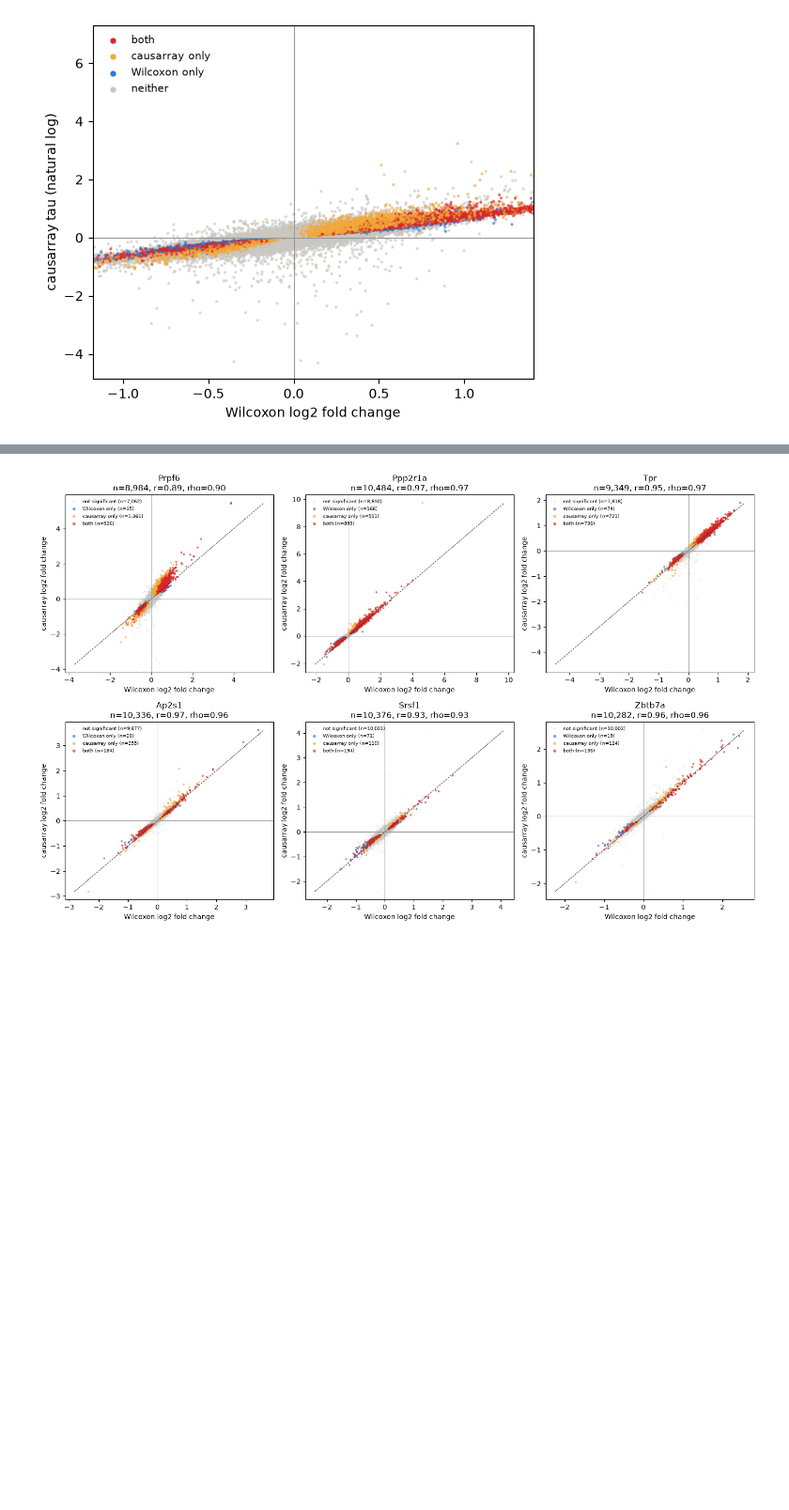
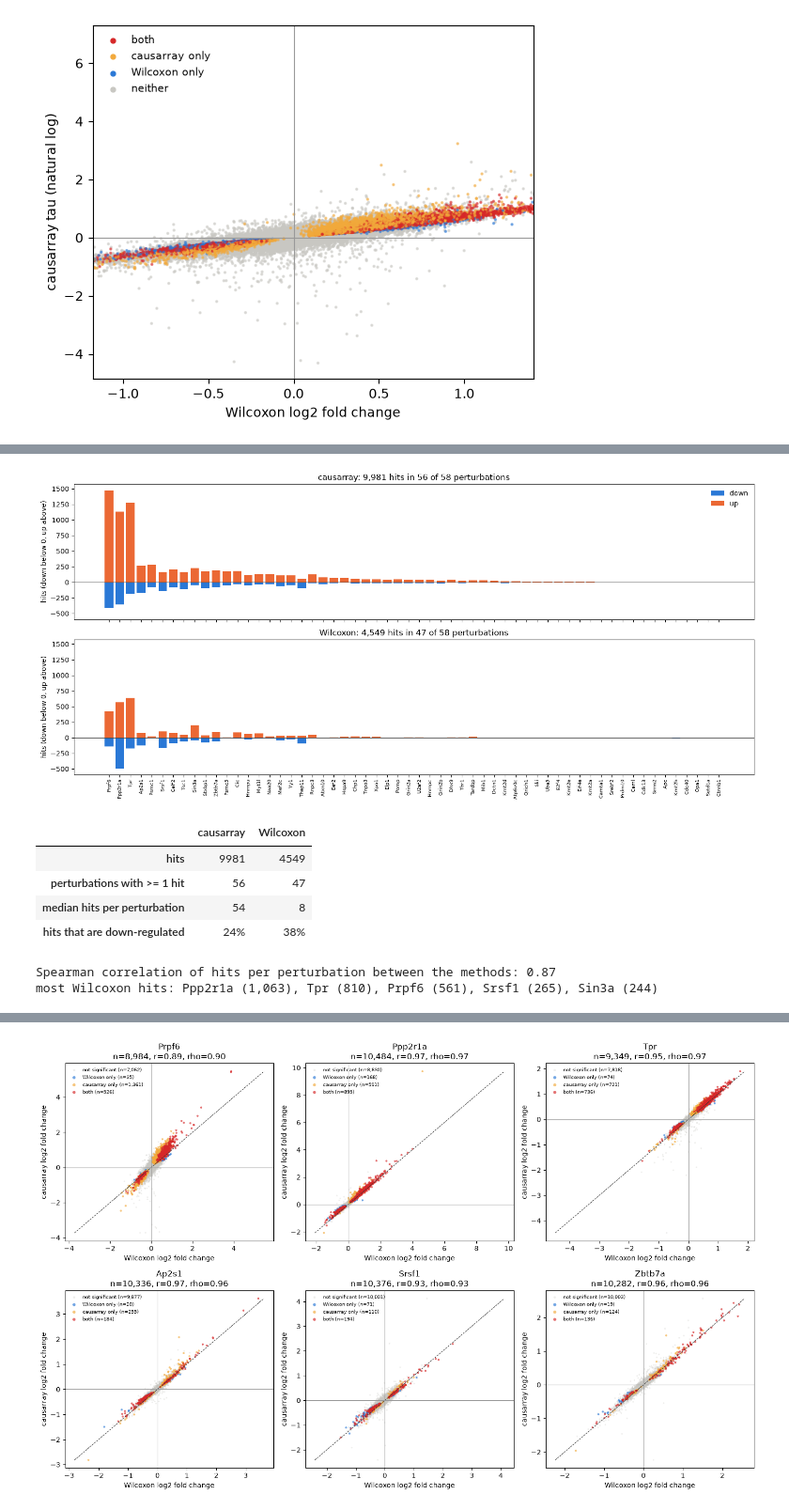
Before and after one commit to JinHongDu-Lab/causarray, a Jupyter notebook: docs/source/tutorial/mouse_brain/L45Glut-py.ipynb, the cells around one changed output, grey strips where cells are left out. Shown at 94% size. Drawn from its saved outputs; the diff is of its cells as text; code cells hidden in the pictures; blank space fills up the shorter version.

```diff
--- a/docs/source/tutorial/mouse_brain/L45Glut-py.ipynb
+++ b/docs/source/tutorial/mouse_brain/L45Glut-py.ipynb
@@ -36,6 +36,10 @@ from causarray import estimate_propensity_scores, summarize_propensity_scores, p
 
 print('causarray', causarray.__version__)
 TAG = 'L45Glut'            # results go to results/L45Glut/
+MIN_COUNTS = 20            # UMI counts expected in the smaller arm for a gene to be tested (section 1)
+VARIANT = ''               # subfolder of results/L45Glut/ for a run with another min_counts ('' = main run)
+RUN_DIR = f'results/{TAG}/{VARIANT}'.rstrip('/')   # this run's causarray results
+pl.MIN_COUNTS = MIN_COUNTS
 Q = pl.Q                    # FDR level, 0.05
 BLUE, ORANGE, PURPLE, GREY = '#2a78d6', '#eb6834', '#8e44ad', '#c8c7c2'
 RED, AMBER = '#d62728', '#f2a93b'   # Wilcoxon scatters: hits of both methods, causarray only
@@ -72,7 +76,7 @@ Three settings are fixed for all cell types:
 # %%
 Y, A, X, X_A = pl.load_inputs(TAG)
 res_2 = pl.fit_factors(TAG, Y, X, A)
-df = pl.run_lfc(TAG, Y, A, X, X_A, res_2)
+df = pl.run_lfc(TAG, Y, A, X, X_A, res_2, variant=VARIANT)
 
 n_pert = A.sum(0)
 print(f'{Y.shape[0]:,} cells x {Y.shape[1]:,} genes; {A.shape[1]} perturbations; '
@@ -277,16 +281,16 @@ display(pd.DataFrame(rows).set_index('min_counts'))
 
 ### Calibration at `min_counts = 20`, on fake perturbations not used to choose it
 # %%
-null20 = load_null([3, 4, 5], f'results/{TAG}')
-print(f'{len(null20):,} tests (gene x fake perturbation); BH within each fake perturbation')
+null_check = load_null([3, 4, 5], RUN_DIR)
+print(f'{len(null_check):,} tests (gene x fake perturbation); BH within each fake perturbation')
 display(pd.DataFrame({
-    method: {'hits on 30 fake perturbations': int((null20[padj] < Q).sum()),
-             'p < 0.05 (expected 5%)': f"{(null20[p] < 0.05).mean():.1%}"}
+    method: {'hits on 30 fake perturbations': int((null_check[padj] < Q).sum()),
+             'p < 0.05 (expected 5%)': f"{(null_check[p] < 0.05).mean():.1%}"}
     for method, p, padj in (('causarray', 'pvalue', 'padj'), ('Wilcoxon', 'wilcox_pvalue', 'wilcox_padj'))
 }).T)
-print(f"causarray z under the null: mean {null20['stat'].mean():.2f}, SD {null20['stat'].std():.2f} (target 0 and 1)")
+print(f"causarray z under the null: mean {null_check['stat'].mean():.2f}, SD {null_check['stat'].std():.2f} (target 0 and 1)")
 
-z = np.sort(null20['stat'].to_numpy())
+z = np.sort(null_check['stat'].to_numpy())
 theo = stats.norm.ppf((np.arange(1, len(z) + 1) - 0.5) / len(z))
 bins = np.linspace(0, 1, 21)
 fig, axes = plt.subplots(1, 2, figsize=(10, 3.8))
@@ -295,7 +299,7 @@ lim = max(abs(theo).max(), abs(z).max()) * 1.05
 axes[0].plot([-lim, lim], [-lim, lim], color='0.5', lw=1, ls='--')
 axes[0].set_xlabel('N(0, 1) quantile'); axes[0].set_ylabel('causarray z')
 axes[0].set_title('QQ plot, fake perturbations')
-axes[1].hist(null20['pvalue'].dropna(), bins=bins, color=BLUE, density=True)
+axes[1].hist(null_check['pvalue'].dropna(), bins=bins, color=BLUE, density=True)
 axes[1].axhline(1, color='0.4', lw=1, ls='--')
 axes[1].set_xlabel('p-value'); axes[1].set_title('causarray p-values (flat = calibrated)')
 plt.tight_layout(); plt.show()
@@ -508 +521,39 @@ plt.tight_layout(); plt.show()
+# %%
+wc_hits = cmp[cmp['wc']]
+per_pert_wc = pd.DataFrame({
+    'down': wc_hits[wc_hits['wilcox_logfc'] < 0].groupby('trt').size(),
+    'up': wc_hits[wc_hits['wilcox_logfc'] > 0].groupby('trt').size(),
+}).reindex(per_pert.index).fillna(0).astype(int)
+per_pert_wc['hits'] = per_pert_wc.sum(1)
+
+fig, axes = plt.subplots(2, 1, figsize=(15, 7), sharex=True, sharey=True)
+x = np.arange(len(per_pert))
+for ax, (method, counts) in zip(axes, (('causarray', per_pert), ('Wilcoxon', per_pert_wc))):
+    ax.bar(x, -counts['down'], color=BLUE, label='down')
+    ax.bar(x, counts['up'], color=ORANGE, label='up')
+    ax.axhline(0, color='0.3', lw=0.8)
+    ax.set_ylabel('hits (down below 0, up above)')
+    ax.set_title(f"{method}: {counts['hits'].sum():,} hits in {(counts['hits'] > 0).sum()} of {len(counts)} perturbations")
+axes[0].legend(frameon=False)
+axes[1].set_xticks(x, per_pert.index, rotation=90, fontsize=7)
+plt.tight_layout(); plt.show()
+
+display(pd.DataFrame({
+    'causarray': [int(per_pert['hits'].sum()), int((per_pert['hits'] > 0).sum()),
+                  int(per_pert['hits'].median()), f"{per_pert['down'].sum() / per_pert['hits'].sum():.0%}"],
+    'Wilcoxon': [int(per_pert_wc['hits'].sum()), int((per_pert_wc['hits'] > 0).sum()),
+                 int(per_pert_wc['hits'].median()), f"{per_pert_wc['down'].sum() / per_pert_wc['hits'].sum():.0%}"],
+}, index=['hits', 'perturbations with >= 1 hit', 'median hits per perturbation', 'hits that are down-regulated']))
+print(f"Spearman correlation of hits per perturbation between the methods: "
+      f"{stats.spearmanr(per_pert['hits'], per_pert_wc['hits']).statistic:.2f}")
+print('most Wilcoxon hits:', ', '.join(f'{t} ({n:,})' for t, n in per_pert_wc['hits'].nlargest(5).items()))
+# %% [output]
+[figure, added]
+|  | causarray | Wilcoxon |
+| hits | 9981 | 4549 |
+| perturbations with >= 1 hit | 56 | 47 |
+| median hits per perturbation | 54 | 8 |
+| hits that are down-regulated | 24% | 38% |
+Spearman correlation of hits per perturbation between the methods: 0.87
+most Wilcoxon hits: Ppp2r1a (1,063), Tpr (810), Prpf6 (561), Srsf1 (265), Sin3a (244)
 # %% [markdown]
```
Also changed, not shown: parts of 5 cells of this notebook.
